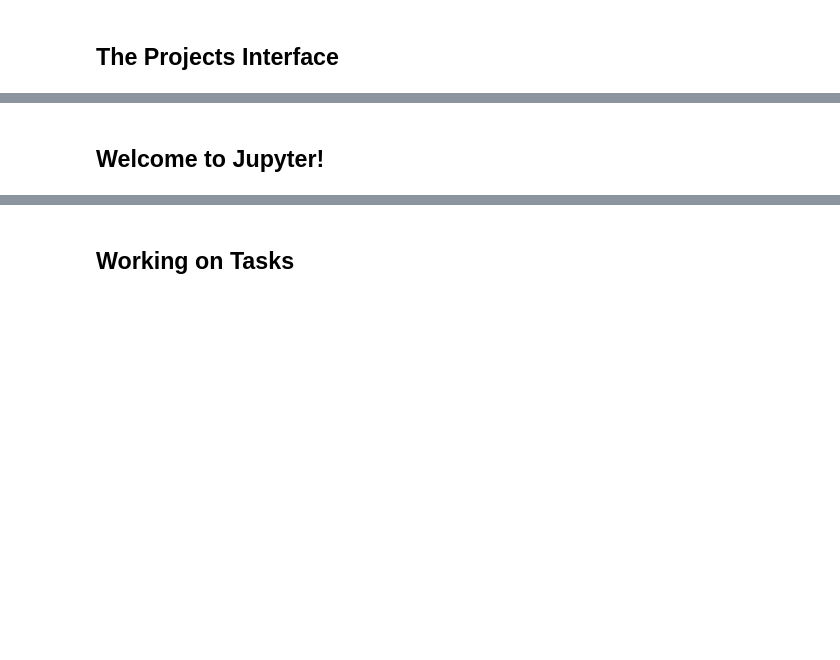
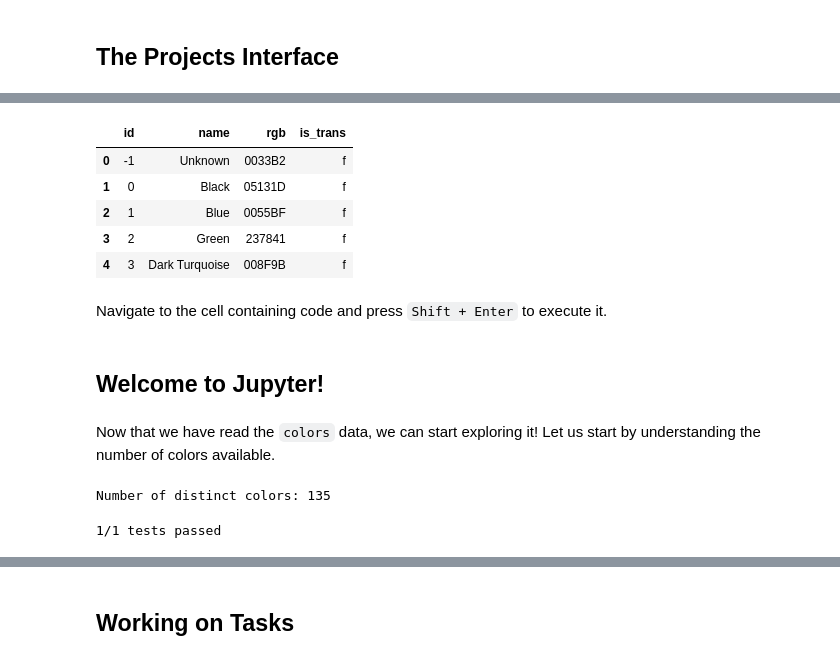
Before and after one commit to kangminsuk/projects-example-brainiak, a Jupyter notebook: project.ipynb, the cells around one changed output, grey strips where cells are left out. Cells and saved outputs as stored; diff of their text form; code cells hidden in the pictures; blank space fills up the shorter version.

```diff
--- a/project.ipynb
+++ b/project.ipynb
@@ -24,3 +81,35 @@ For your first task, all you have to do is to shift your attention to the conten
+# %%
+# Import modules
+import pandas as pd
+
+# Read colors data
+colors = pd.read_csv('datasets/colors.csv')
+
+# Print the first few rows
+colors.head()
+# %% [output]
+|  | id | name | rgb | is_trans |
+| 0 | -1 | Unknown | 0033B2 | f |
+| 1 | 0 | Black | 05131D | f |
+| 2 | 1 | Blue | 0055BF | f |
+| 3 | 2 | Green | 237841 | f |
+| 4 | 3 | Dark Turquoise | 008F9B | f |
+# %% [markdown]
+Navigate to the cell containing code and press `Shift + Enter` to execute it.
 # %% [markdown]
 ## Welcome to Jupyter!
+# %% [markdown]
+Now that we have read the `colors` data, we can start exploring it! Let us start by understanding the number of colors available.
+# %%
+# How many distinct colors are available?
+num_colors = colors.rgb.size
+print("Number of distinct colors:", num_colors)
+# %% [output]
+Number of distinct colors: 135
+# %%
+%%nose
+def test_num_colors():
+    assert num_colors == 135, "The variable num_colors should equal 135"
+# %% [output]
+1/1 tests passed
 # %% [markdown]
```
Also changed, not shown: parts of 42 cells of this notebook.
